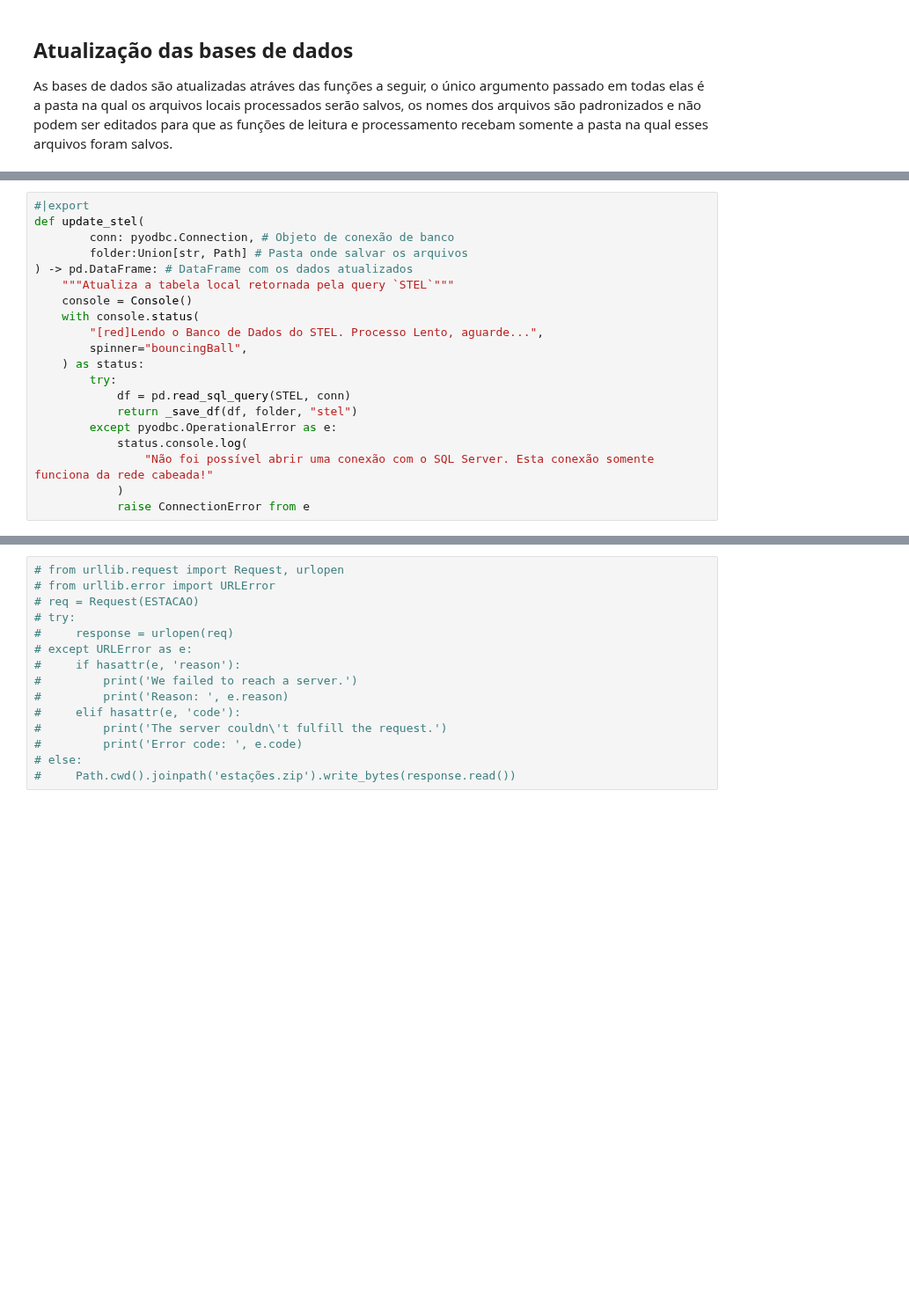
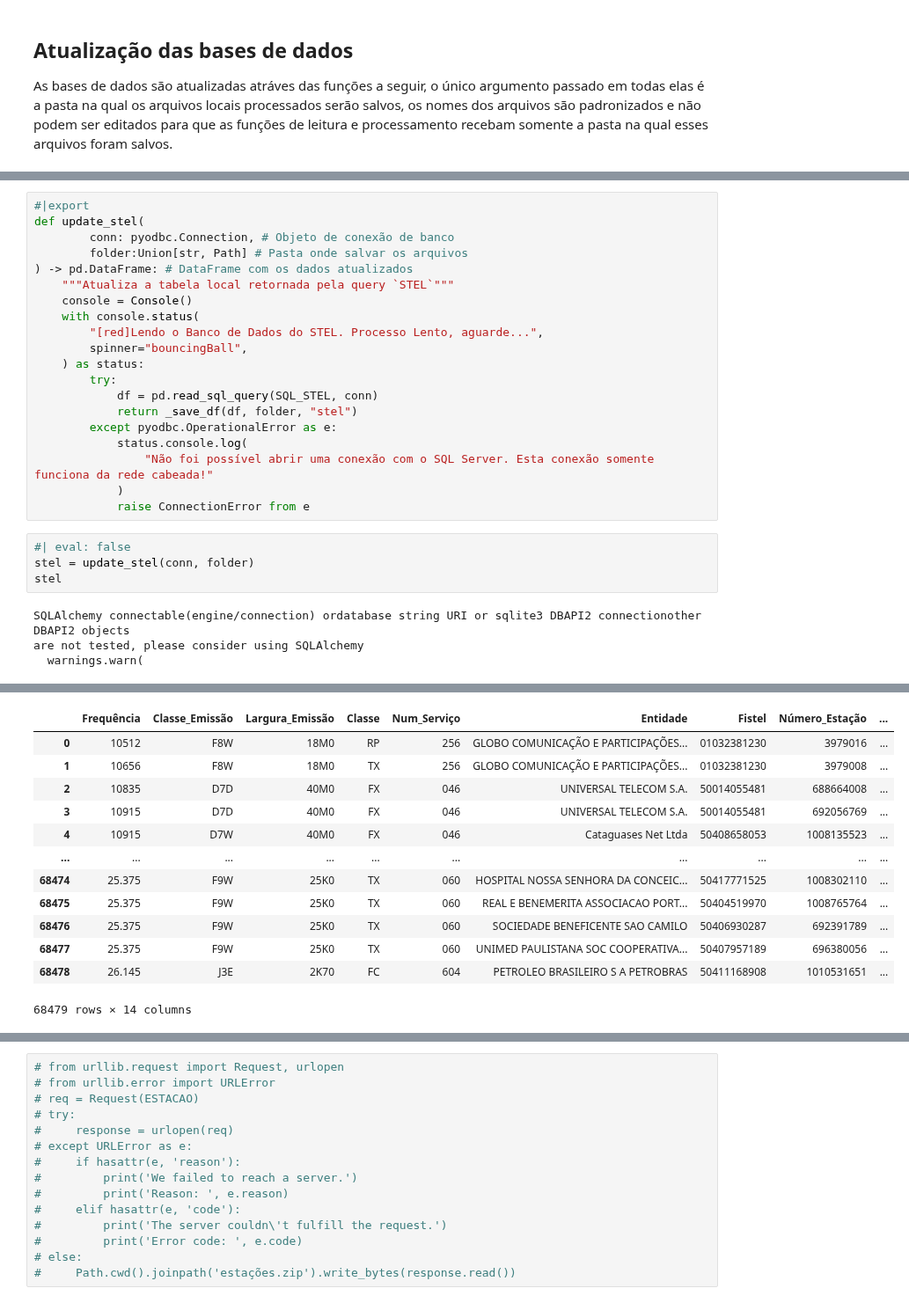
Before and after one commit to ronaldokun/anateldb, a Jupyter notebook: nbs/updates.ipynb, the cells around one changed output, grey strips where cells are left out. Shown at 88% size. Saved outputs shown, nothing was run; the diff lists cells and outputs as text; blank space fills up the shorter version.

```diff
--- a/nbs/updates.ipynb
+++ b/nbs/updates.ipynb
@@ -150,10 +165,18 @@ def update_stel(
         spinner="bouncingBall",
     ) as status:
         try:
-            df = pd.read_sql_query(STEL, conn)
+            df = pd.read_sql_query(SQL_STEL, conn)
             return _save_df(df, folder, "stel")
         except pyodbc.OperationalError as e:
             status.console.log(
                 "Não foi possível abrir uma conexão com o SQL Server. Esta conexão somente funciona da rede cabeada!"
             )
             raise ConnectionError from e
+# %%
+#| eval: false
+stel = update_stel(conn, folder)
+stel
+# %% [output]
+SQLAlchemy connectable(engine/connection) ordatabase string URI or sqlite3 DBAPI2 connectionother DBAPI2 objects
+are not tested, please consider using SQLAlchemy
+  warnings.warn(
@@ -160,3 +185,16 @@ def update_stel(
+|  | Frequência | Classe_Emissão | Largura_Emissão | Classe | Num_Serviço | Entidade | Fistel | Número_Estação | ... |
+| 0 | 10512 | F8W | 18M0 | RP | 256 | GLOBO COMUNICAÇÃO E PARTICIPAÇÕES... | 01032381230 | 3979016 | ... |
+| 1 | 10656 | F8W | 18M0 | TX | 256 | GLOBO COMUNICAÇÃO E PARTICIPAÇÕES... | 01032381230 | 3979008 | ... |
+| 2 | 10835 | D7D | 40M0 | FX | 046 | UNIVERSAL TELECOM S.A. | 50014055481 | 688664008 | ... |
+| 3 | 10915 | D7D | 40M0 | FX | 046 | UNIVERSAL TELECOM S.A. | 50014055481 | 692056769 | ... |
+| 4 | 10915 | D7W | 40M0 | FX | 046 | Cataguases Net Ltda | 50408658053 | 1008135523 | ... |
+| ... | ... | ... | ... | ... | ... | ... | ... | ... | ... |
+| 68474 | 25.375 | F9W | 25K0 | TX | 060 | HOSPITAL NOSSA SENHORA DA CONCEIC... | 50417771525 | 1008302110 | ... |
+| 68475 | 25.375 | F9W | 25K0 | TX | 060 | REAL E BENEMERITA ASSOCIACAO PORT... | 50404519970 | 1008765764 | ... |
+| 68476 | 25.375 | F9W | 25K0 | TX | 060 | SOCIEDADE BENEFICENTE SAO CAMILO | 50406930287 | 692391789 | ... |
+| 68477 | 25.375 | F9W | 25K0 | TX | 060 | UNIMED PAULISTANA SOC COOPERATIVA... | 50407957189 | 696380056 | ... |
+| 68478 | 26.145 | J3E | 2K70 | FC | 604 | PETROLEO BRASILEIRO S A PETROBRAS | 50411168908 | 1010531651 | ... |
+68479 rows × 14 columns
 # %%
 #|export
 def update_mosaico(
```
Also changed, not shown: parts of 15 cells of this notebook, 14 other files.
